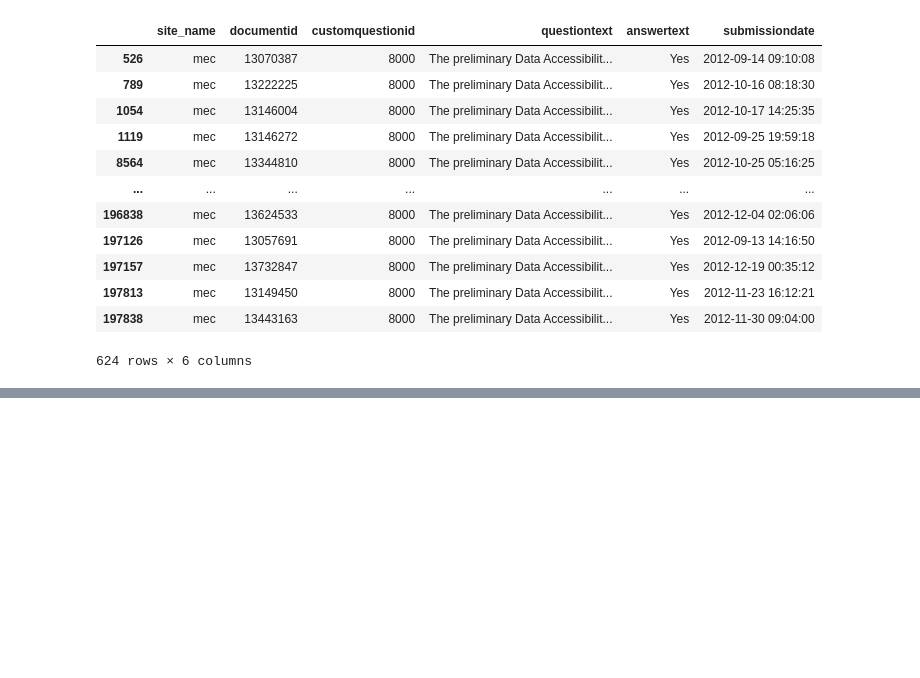
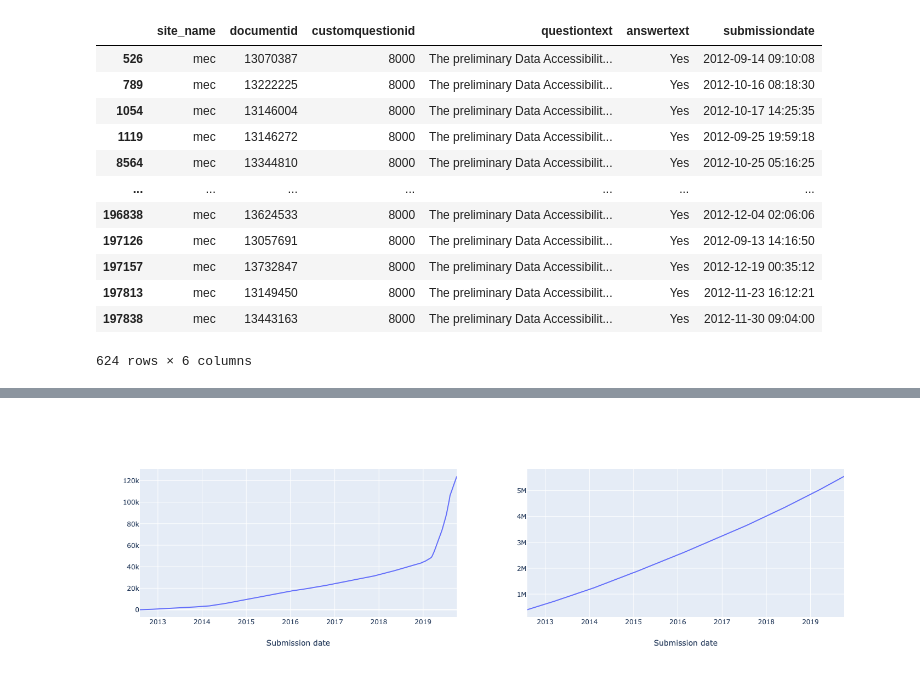
Before and after one commit to DWFlanagan/data-availability-statements, a Jupyter notebook: notebooks/0.3-DWFlanagan-EDA.ipynb, the cells around one changed output, grey strips where cells are left out. Cells and saved outputs as stored; diff of their text form; code cells hidden in the pictures; blank space fills up the shorter version.

```diff
--- a/notebooks/0.3-DWFlanagan-EDA.ipynb
+++ b/notebooks/0.3-DWFlanagan-EDA.ipynb
@@ -168,0 +248,19 @@ filtered_questions.query("submissiondate < 2013")
+# %%
+trace1 = fig1['data'][0]
+trace2 = fig2['data'][0]
+
+fig = make_subplots(rows=1, cols=2, shared_xaxes=True)
+
+fig.add_trace(trace1, row=1, col=1)
+fig.add_trace(trace2, row=1, col=2)
+
+fig.update_xaxes(title_text="Submission date")
+fig.update_traces(col=2, hovertext="none")
+
+fig_path = os.path.join(PROJ_ROOT + "/reports/figures/" + "0.3-02-total_growth")
+
+pio.write_html(fig, fig_path + ".html", include_plotlyjs="cdn")
+
+fig.show()
+# %% [output]
+[figure, added]
```
Also changed, not shown: parts of 10 cells of this notebook, 4 other files.
